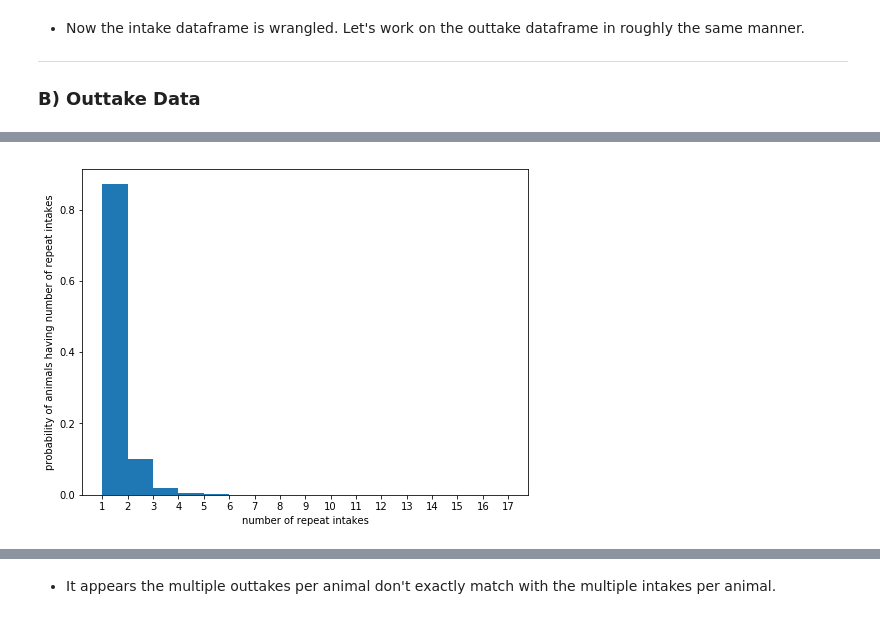
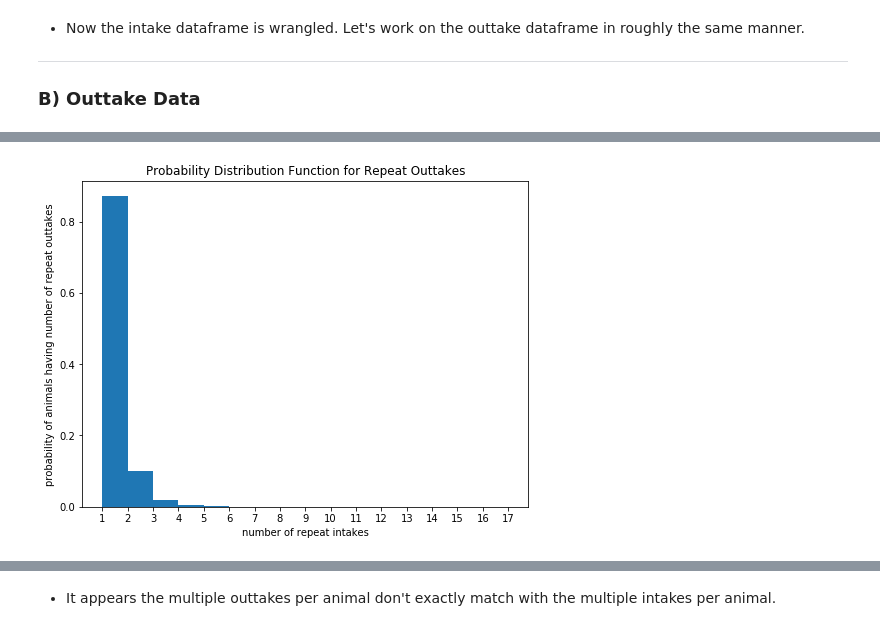
Before and after one commit to chill7627/Adoptable-Animals, a Jupyter notebook: IPYNBs/Adoptable Animals Data Wrangling.ipynb, the cells around one changed output, grey strips where cells are left out. Cells and saved outputs as stored; diff of their text form; code cells hidden in the pictures.

```diff
--- a/IPYNBs/Adoptable Animals Data Wrangling.ipynb
+++ b/IPYNBs/Adoptable Animals Data Wrangling.ipynb
@@ -547,11 +553,12 @@ dogs_out.to_csv('C:/Users/sethh/OneDrive/Desktop/Springboard/Capstone Project 2/
 # %%
 #plot of repeat outtakes probability distribution.
 plt.figure(figsize=(8,6))
 plt.hist(dogs_out.animal_id.value_counts(), bins=range(1,18), normed=True)
 plt.xticks(range(1,18))
 plt.xlabel('number of repeat intakes')
-plt.ylabel('probability of animals having number of repeat intakes')
+plt.ylabel('probability of animals having number of repeat outtakes')
+plt.title('Probability Distribution Function for Repeat Outtakes')
 plt.show()
 # %% [output]
-[figure, old version]
+[figure, new version]
 # %%
```
Also changed, not shown: parts of 48 cells of this notebook.
